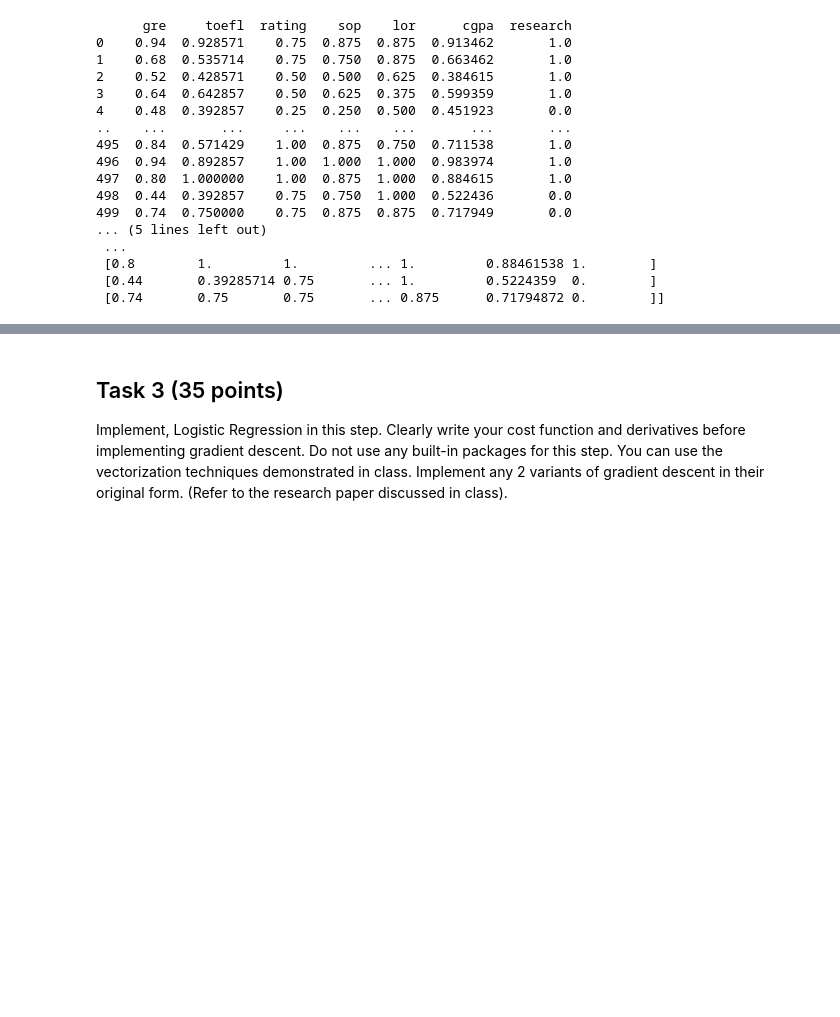
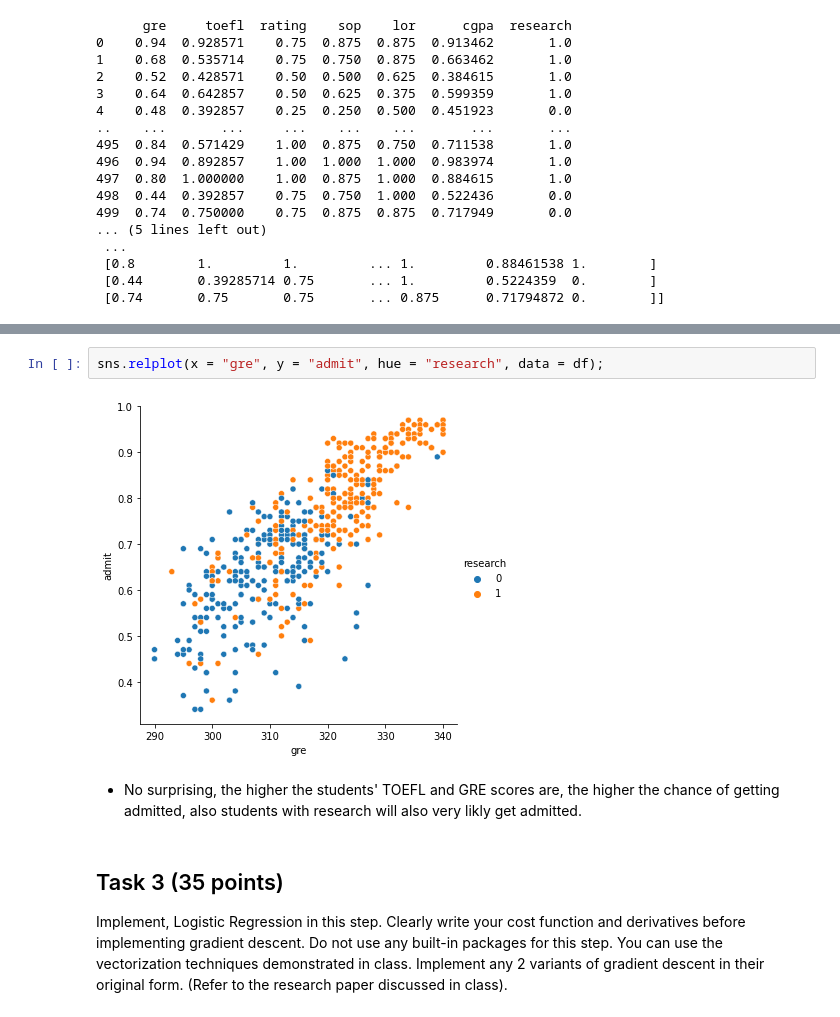
Before and after one commit to elio-li/CSCI-4962, a Jupyter notebook: hw1.ipynb, the cells around one changed output, grey strips where cells are left out. Saved outputs shown, nothing was run; the diff lists cells and outputs as text; blank space fills up the shorter version.

```diff
--- a/hw1.ipynb
+++ b/hw1.ipynb
@@ -104,3 +89,9 @@ sns.pairplot(df, hue='admit', size=2.5)
+# %%
+sns.relplot(x = "gre", y = "admit", hue = "research", data = df);
+# %% [output]
+[figure, added]
+# %% [markdown]
+- No surprising, the higher the students' TOEFL and GRE scores are, the higher the chance of getting admitted, also students with research will also very likly get admitted.
 # %% [markdown]
 ## Task 3 (35 points)
 
```
Also changed, not shown: parts of 6 cells of this notebook.
